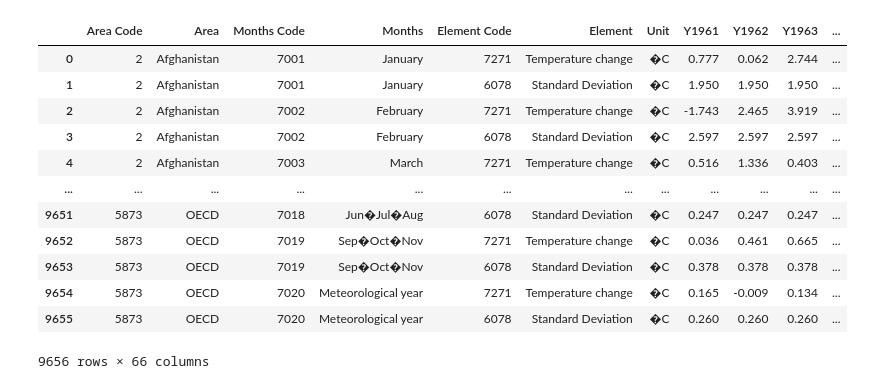
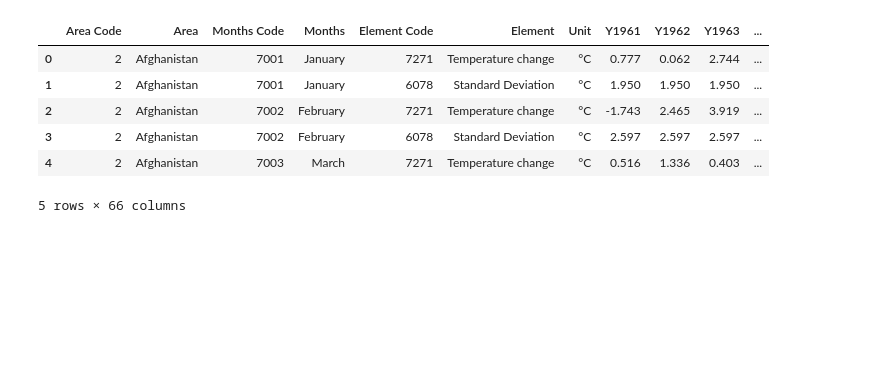
Before and after one commit to Prashant24759/climate-change, a Jupyter notebook: Notebook.ipynb, the cells around one changed output. Saved outputs shown, nothing was run; the diff lists cells and outputs as text; code cells hidden in the pictures; blank space fills up the shorter version.

```diff
--- a/Notebook.ipynb
+++ b/Notebook.ipynb
@@ -2,23 +2,17 @@
 import pandas as pd
 import matplotlib.pyplot as plt
 # %%
-df = pd.read_csv('dataset/Environment_Temperature_change.csv')
+df = pd.read_csv('dataset/Environment_Temperature_change.csv', encoding = "ISO-8859-1")
 # %%
-df
+df.head()
 # %% [output]
 |  | Area Code | Area | Months Code | Months | Element Code | Element | Unit | Y1961 | Y1962 | Y1963 | ... |
-| 0 | 2 | Afghanistan | 7001 | January | 7271 | Temperature change | �C | 0.777 | 0.062 | 2.744 | ... |
-| 1 | 2 | Afghanistan | 7001 | January | 6078 | Standard Deviation | �C | 1.950 | 1.950 | 1.950 | ... |
-| 2 | 2 | Afghanistan | 7002 | February | 7271 | Temperature change | �C | -1.743 | 2.465 | 3.919 | ... |
-| 3 | 2 | Afghanistan | 7002 | February | 6078 | Standard Deviation | �C | 2.597 | 2.597 | 2.597 | ... |
-| 4 | 2 | Afghanistan | 7003 | March | 7271 | Temperature change | �C | 0.516 | 1.336 | 0.403 | ... |
-| ... | ... | ... | ... | ... | ... | ... | ... | ... | ... | ... | ... |
-| 9651 | 5873 | OECD | 7018 | Jun�Jul�Aug | 6078 | Standard Deviation | �C | 0.247 | 0.247 | 0.247 | ... |
-| 9652 | 5873 | OECD | 7019 | Sep�Oct�Nov | 7271 | Temperature change | �C | 0.036 | 0.461 | 0.665 | ... |
-| 9653 | 5873 | OECD | 7019 | Sep�Oct�Nov | 6078 | Standard Deviation | �C | 0.378 | 0.378 | 0.378 | ... |
-| 9654 | 5873 | OECD | 7020 | Meteorological year | 7271 | Temperature change | �C | 0.165 | -0.009 | 0.134 | ... |
-| 9655 | 5873 | OECD | 7020 | Meteorological year | 6078 | Standard Deviation | �C | 0.260 | 0.260 | 0.260 | ... |
+| 0 | 2 | Afghanistan | 7001 | January | 7271 | Temperature change | °C | 0.777 | 0.062 | 2.744 | ... |
+| 1 | 2 | Afghanistan | 7001 | January | 6078 | Standard Deviation | °C | 1.950 | 1.950 | 1.950 | ... |
+| 2 | 2 | Afghanistan | 7002 | February | 7271 | Temperature change | °C | -1.743 | 2.465 | 3.919 | ... |
+| 3 | 2 | Afghanistan | 7002 | February | 6078 | Standard Deviation | °C | 2.597 | 2.597 | 2.597 | ... |
+| 4 | 2 | Afghanistan | 7003 | March | 7271 | Temperature change | °C | 0.516 | 1.336 | 0.403 | ... |
-9656 rows × 66 columns
+5 rows × 66 columns
 # %%
 df.drop(['Months Code', 'Element Code', 'Unit','Area Code'], axis=1, inplace=True)
 # %%
```
Also changed, not shown: parts of 13 cells of this notebook, 2 other files.
